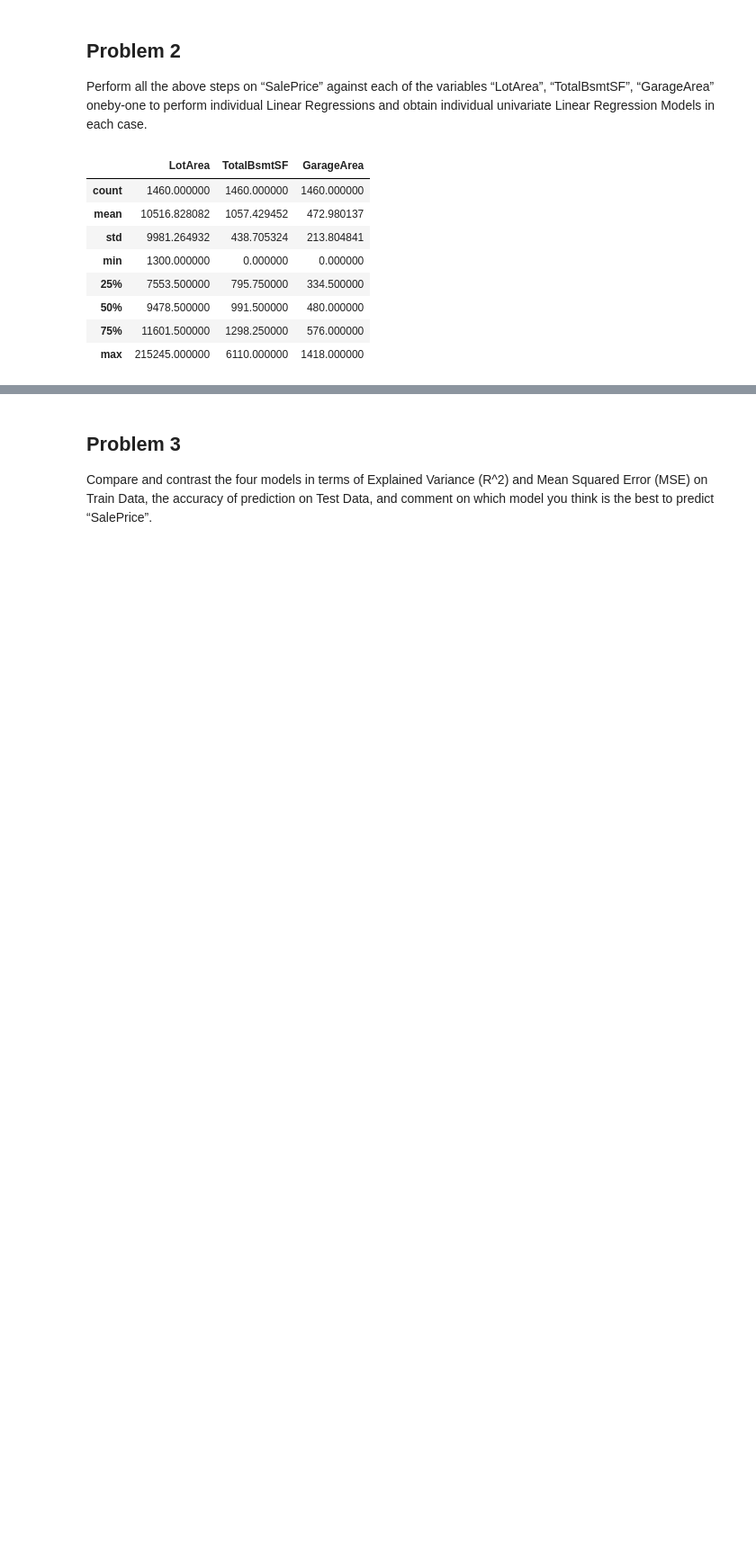
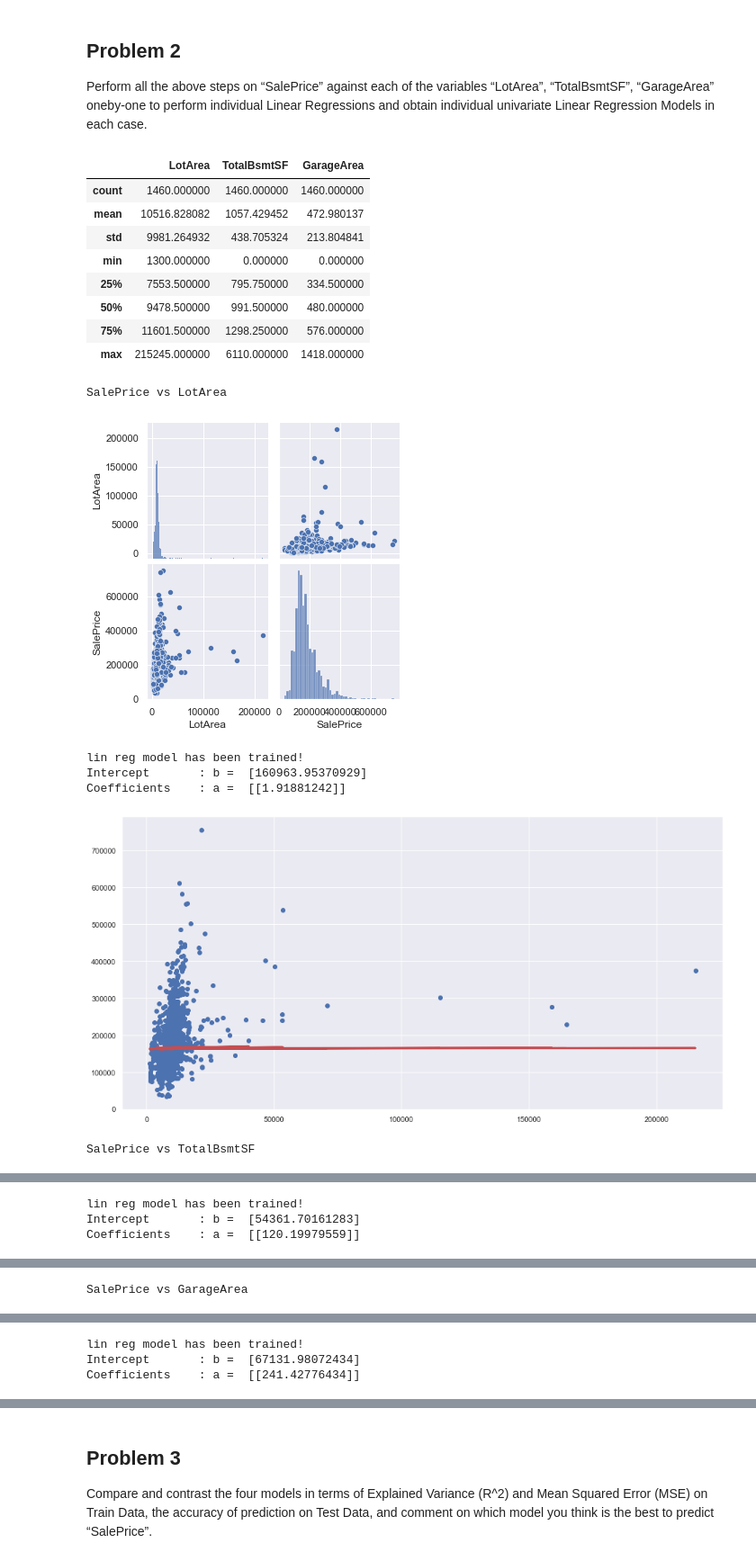
Before and after one commit to RealDyllon/cz1115, a Jupyter notebook: labs/lab3/U2022923F_Exercise4_solution.ipynb, the cells around one changed output, grey strips where cells are left out. Shown: that part at 90% size. Cells and saved outputs as stored; diff of their text form; code cells hidden in the pictures; blank space fills up the shorter version.

```diff
--- a/labs/lab3/U2022923F_Exercise4_solution.ipynb
+++ b/labs/lab3/U2022923F_Exercise4_solution.ipynb
@@ -167,37 +177,103 @@ selected_x_vars.describe()
 # %%
+# i can't break this into smaller code blocks because python requires
+# indentation (semi-colon terminated languages are far better than tab-conscious
+# languages FYI)
+
 for column_name in selected_x_vars:
-    # print(column_name)
+
+    print("SalePrice vs",column_name)
     column_data = pd.DataFrame(houseData[column_name])
 
+    #####
     # (a) Plot SalePrice against <column> using any appropriate bivariate plot
     #     to note the strong linear relationship
 
+    plot_data = pd.DataFrame(houseData)[[column_name, 'SalePrice']]
+    plot_data.head()
 
+    # draw the plot
+    sb.pairplot(data = plot_data)
 
+    plt.show() # show the current plots
+
+    # todo: select a better plot type and params
+
+    #####
     # (b) Print the correlation coefficient between these two variables to get
     #     a numerical evidence of the relationship
 
+    plot_data.corr()
+
+    #####
     # (c) Import Linear Regression model from Scikit-Learn :
 
     from sklearn.linear_model import LinearRegression
 
+    #####
     # (d) Partition the dataset houseData into two “random” portions : Train
     #     Data (1100 rows) and Test Data (360 rows).
 
+    train_data = houseData[:1100] # first  1100 rows
+    test_data = houseData[-360:] # last 360 rows
+
+    #####
     # (e) Training : Fit a Linear Regression model on the Train Dataset to
     #     predict or estimate SalePrice using <column>.
 
+    column_train = pd.DataFrame(train_data[column_name])
+    salePrice_train = pd.DataFrame(train_data['SalePrice'])
+
+    # Create a Linear Regression object
+    linreg = LinearRegression()
+
+    # Train the Linear Regression model
+    linreg.fit(column_train, salePrice_train)
+
+    print("lin reg model has been trained!")
+
+    #####
     # (f) Print the coefficients of the Linear Regression model you just fit,
     #     and plot the regression line on a scatterplot
 
+    # Coefficients of the Linear Regression line
+    print('Intercept \t: b = ', linreg.intercept_)
+    print('Coefficients \t: a = ', linreg.coef_)
+
+    # Formula for the Regression line
+    regline_x = column_train
+    regline_y = linreg.intercept_ + linreg.coef_ * grLivArea_train
+
+    # Plot the Linear Regression line
+    f = plt.figure(figsize=(16, 8))
+    plt.scatter(column_train, salePrice_train)
+    plt.plot(regline_x, regline_y, 'r-', linewidth = 3)
+    plt.show()
+
+    #####
     # (g) Print Explained Variance (R^2) and Mean Squared Error (MSE) on Train
     #     Data to check Goodness of Fit of model.
 
+    #####
     # (h) Predict SalePrice in case of Test Data using the Linear Regression
     #     model and the predictor variable GrLivArea.
 
+    #####
     # (i) Plot the predictions on a Scatterplot of <column> and SalePrice in
     #     the Test Data to visualize model accuracy.
 
+    #####
     # (j) Print the Mean Squared Error (MSE) on Test Data to check Goodness of
     #     Fit of model, compared to the Training
+
+
+    print()
+    print()
+    print()
+# %% [output]
+SalePrice vs LotArea
+[figure, added]
+lin reg model has been trained!
+Intercept       : b =  [160963.95370929]
+Coefficients    : a =  [[1.91881242]]
+[figure, added]
+SalePrice vs TotalBsmtSF
@@ -203,0 +281,3 @@ for column_name in selected_x_vars:
+lin reg model has been trained!
+Intercept       : b =  [54361.70161283]
+Coefficients    : a =  [[120.19979559]]
@@ -203,0 +285 @@ for column_name in selected_x_vars:
+SalePrice vs GarageArea
@@ -203,0 +287,3 @@ for column_name in selected_x_vars:
+lin reg model has been trained!
+Intercept       : b =  [67131.98072434]
+Coefficients    : a =  [[241.42776434]]
```
Also changed, not shown: parts of 7 cells of this notebook, 3 other files.
